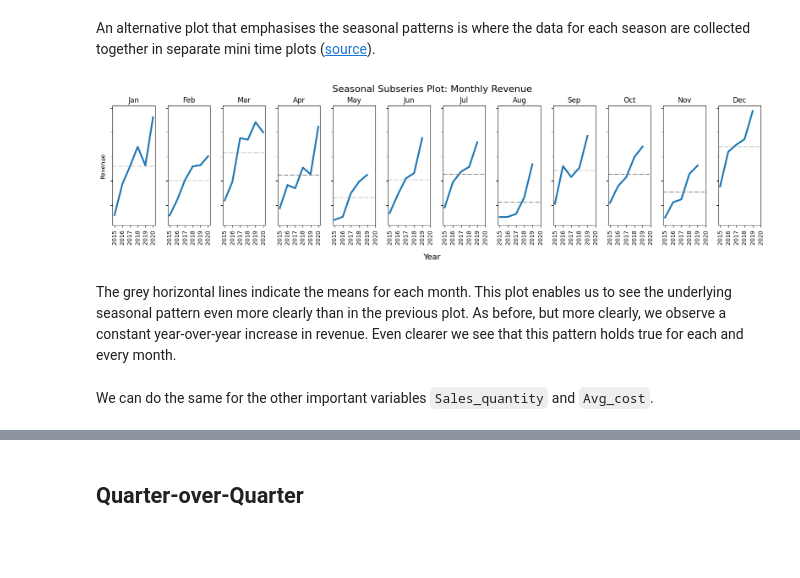
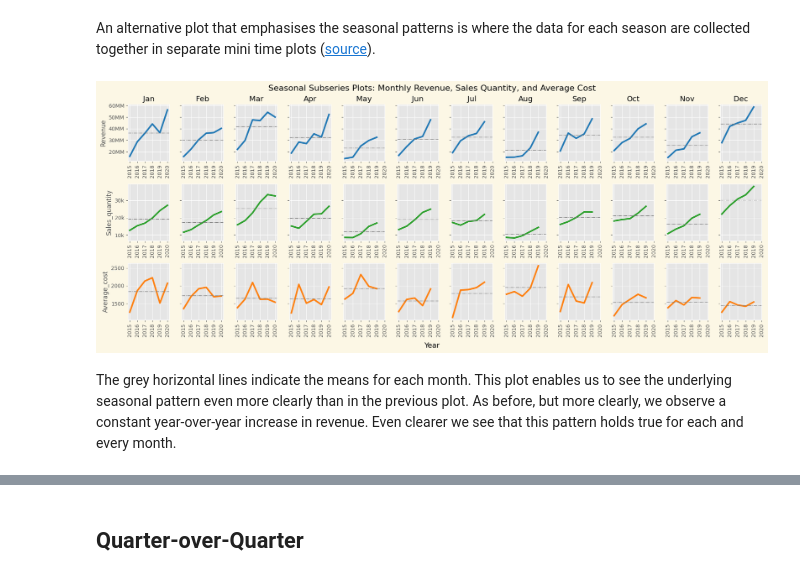
Before and after one commit to PeeteKeesel/kaggle-verse, a Jupyter notebook: time-series-understanding-autocorrelation.ipynb, the cells around one changed output, grey strips where cells are left out. Drawn from its saved outputs; the diff is of its cells as text; code cells hidden in the pictures; blank space fills up the shorter version.

```diff
--- a/time-series-understanding-autocorrelation.ipynb
+++ b/time-series-understanding-autocorrelation.ipynb
@@ -20,6 +20,8 @@ from matplotlib.ticker import FuncFormatter
 
 import warnings
 warnings.filterwarnings("ignore", category=FutureWarning)
+
+plt.style.use('ggplot')
 # %% [output]
 /kaggle/input/time-series-starter-dataset/Month_Value_1.csv
 # %% [markdown]
@@ -30,6 +32,7 @@ In this notebook we dive into the mathematics autocorrelation, partial autocorre
 # Global Variables & Settings
 # %%
 RANDOM_SEED = 42
+FACECOLOR = '#fcf7e5'
 
 np.random.seed(RANDOM_SEED)
 # %% [markdown]
@@ -124,8 +127,8 @@ plt.show()
 # %%
 yearly_avg_payroll = data.groupby('Year')['The_average_annual_payroll_of_the_region'].mean()
 
-fig = plt.figure(figsize=(6, 3), facecolor='#f0f0f0')
-ax = fig.add_subplot(111, facecolor='white')
+fig = plt.figure(figsize=(6, 3), facecolor=FACECOLOR)
+ax = fig.add_subplot(111, facecolor=FACECOLOR)
 
 ax.bar(yearly_avg_payroll.index.astype(str), yearly_avg_payroll.values,
        color='tab:brown', edgecolor='black', linewidth=2)
@@ -233,33 +236,49 @@ data['month'] = pd.Categorical(
 An alternative plot that emphasises the seasonal patterns is where the data for each season are collected together in separate mini time plots ([source](https://otexts.com/fpppy/nbs/02-graphics.html)).
 # %%
 all_years = sorted(data['year'].unique())
+months = data['month'].cat.categories
+variables = [
+    ('Revenue', 'tab:blue'),
+    ('Sales_quantity', 'tab:green'),
+    ('Average_cost', 'tab:orange'),
+]
 
-fig, axes = plt.subplots(nrows=1, ncols=12, figsize=(16, 4), sharey=True)
+fig, axes = plt.subplots(nrows=3, ncols=12, figsize=(18, 7), sharey='row', facecolor=FACECOLOR)
 
-for i, month in enumerate(data['month'].cat.categories):
-    month_data = data.query("month == @month")
-    mean_val = month_data['Revenue'].mean()
+for row, (var, color) in enumerate(variables):
+    for col, month in enumerate(months):
+        month_data = data.query("month == @month")
+        mean_val = month_data[var].mean()
 
-    axes[i].plot(month_data['year'], month_data['Revenue'], color='tab:blue', linewidth=3)
-    axes[i].axhline(mean_val, color='grey', linestyle='-.', linewidth=1, label='Average')
-    axes[i].set_title(month[:3])
+        ax = axes[row, col]
+        ax.plot(month_data['year'], month_data[var], color=color, linewidth=3)
+        ax.axhline(mean_val, color='grey', linestyle='-.', linewidth=1)
 
-    axes[i].set_xticks(all_years)
-    axes[i].tick_params(axis='x', rotation=90)
+        if row == 0:
+            ax.set_title(month[:3])
+        if col == 0:
+            ax.set_ylabel(var)
+            ax.tick_params(labelleft=True)
 
-    if i == 0:
-        axes[i].set_ylabel("Revenue")
-    else:
-        axes[i].set_yticklabels([])
+            # Format y-ticks by row
+            if row == 0:
+                formatter = FuncFormatter(lambda x, _: f'{x/1e6:.0f}MM')
+            if row == 1:
+                formatter = FuncFormatter(lambda x, _: f'{x/1e3:.0f}k')
+            if row in [0,1]:
+                ax.yaxis.set_major_formatter(formatter)
+        else:
+            ax.tick_params(labelleft=False)
 
-plt.tight_layout(rect=[0, 0, 1, 0.95])
-fig.suptitle("Seasonal Subseries Plot: Monthly Revenue", fontsize=16)
-fig.text(0.5, -0.05, "Year", ha="center", fontsize=14)
-plt.subplots_adjust(wspace=0.3)
+        ax.set_xticks(all_years)
+        ax.tick_params(axis='x', rotation=90)
+
+plt.tight_layout(rect=[0, 0, 1, 0.96])
+fig.suptitle("Seasonal Subseries Plots: Monthly Revenue, Sales Quantity, and Average Cost", fontsize=16)
+fig.text(0.5, -0.02, "Year", ha="center", fontsize=14)
+plt.subplots_adjust(hspace=0.4, wspace=0.3)
 plt.show()
 # %% [output]
-[figure, old version]
+[figure, new version]
 # %% [markdown]
 The grey horizontal lines indicate the means for each month. This plot enables us to see the underlying seasonal pattern even more clearly than in the previous plot. As before, but more clearly, we observe a constant year-over-year increase in revenue. Even clearer we see that this pattern holds true for each and every month.
-# %% [markdown]
-We can do the same for the other important variables `Sales_quantity` and `Avg_cost`.
```
Also changed, not shown: parts of 9 cells of this notebook.
